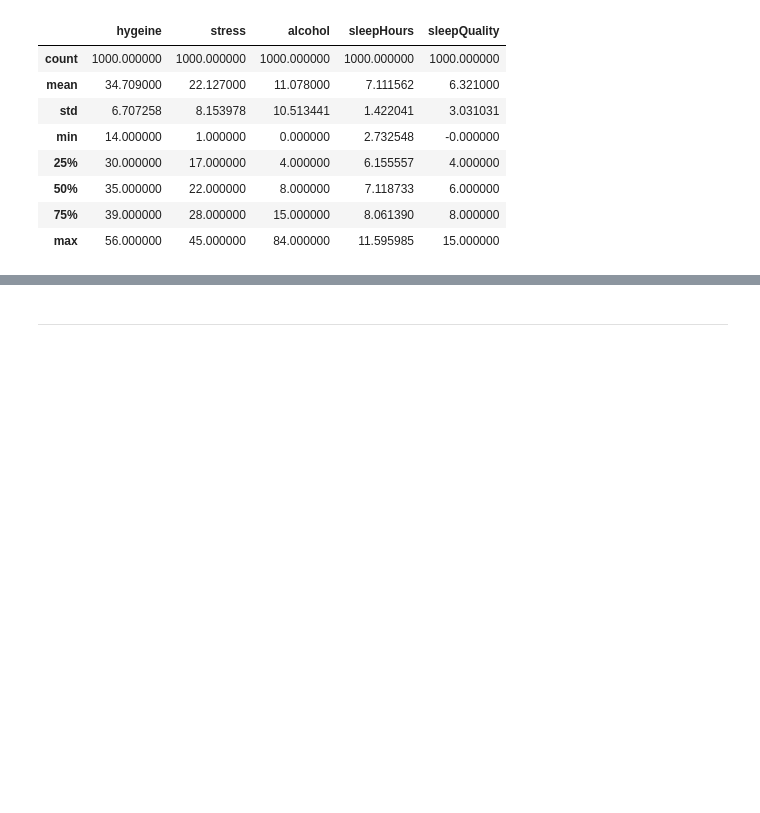
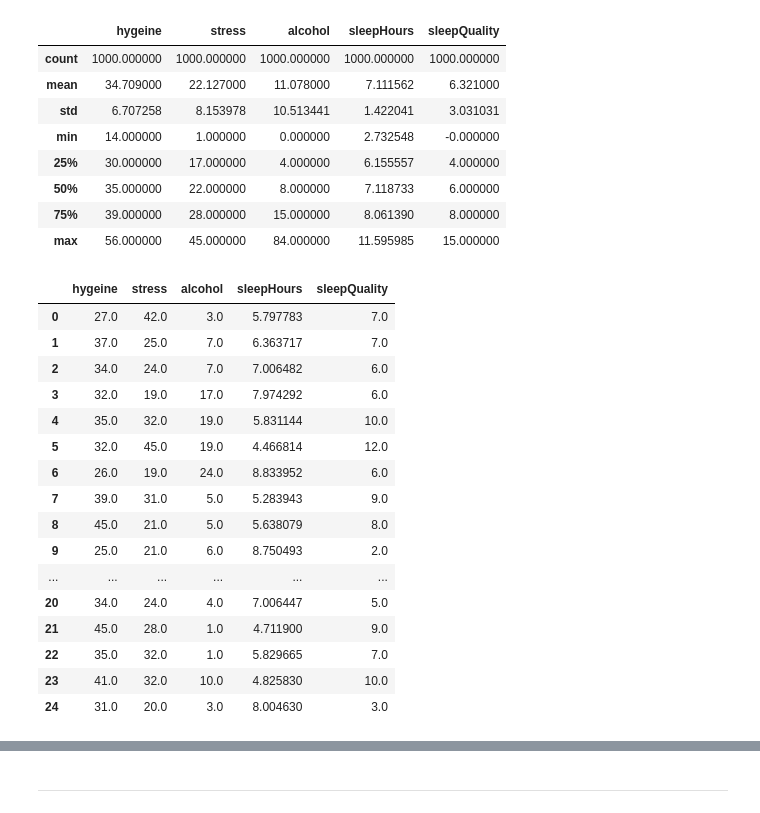
Before and after one commit to DavidMaguire93/programming-project, a Jupyter notebook: daproject.ipynb, the cells around one changed output, grey strips where cells are left out. Cells and saved outputs as stored; diff of their text form; code cells hidden in the pictures; blank space fills up the shorter version.

```diff
--- a/daproject.ipynb
+++ b/daproject.ipynb
@@ -438,6 +438,27 @@ SleepVariables.describe()
 # https://www.delftstack.com/howto/python-pandas/how-to-randomly-shuffle-dataframe-rows-in-pandas/
 # This randomaises the order of the dataset
 SleepVariables=SleepVariables.sample(frac=1).reset_index(drop=True)
+# %%
+# Final display of the data
+SleepVariables[:25]
+# %% [output]
+|  | hygeine | stress | alcohol | sleepHours | sleepQuality |
+| 0 | 27.0 | 42.0 | 3.0 | 5.797783 | 7.0 |
+| 1 | 37.0 | 25.0 | 7.0 | 6.363717 | 7.0 |
+| 2 | 34.0 | 24.0 | 7.0 | 7.006482 | 6.0 |
+| 3 | 32.0 | 19.0 | 17.0 | 7.974292 | 6.0 |
+| 4 | 35.0 | 32.0 | 19.0 | 5.831144 | 10.0 |
+| 5 | 32.0 | 45.0 | 19.0 | 4.466814 | 12.0 |
+| 6 | 26.0 | 19.0 | 24.0 | 8.833952 | 6.0 |
+| 7 | 39.0 | 31.0 | 5.0 | 5.283943 | 9.0 |
+| 8 | 45.0 | 21.0 | 5.0 | 5.638079 | 8.0 |
+| 9 | 25.0 | 21.0 | 6.0 | 8.750493 | 2.0 |
+| ... | ... | ... | ... | ... | ... |
+| 20 | 34.0 | 24.0 | 4.0 | 7.006447 | 5.0 |
+| 21 | 45.0 | 28.0 | 1.0 | 4.711900 | 9.0 |
+| 22 | 35.0 | 32.0 | 1.0 | 5.829665 | 7.0 |
+| 23 | 41.0 | 32.0 | 10.0 | 4.825830 | 10.0 |
+| 24 | 31.0 | 20.0 | 3.0 | 8.004630 | 3.0 |
 # %%
 # Seaborn pairplot
 sns.pairplot(SleepVariables[:100]).fig.suptitle("Sleep Metrics", size = 18, y = 1.02);
```
Also changed, not shown: parts of 1 cell of this notebook.
